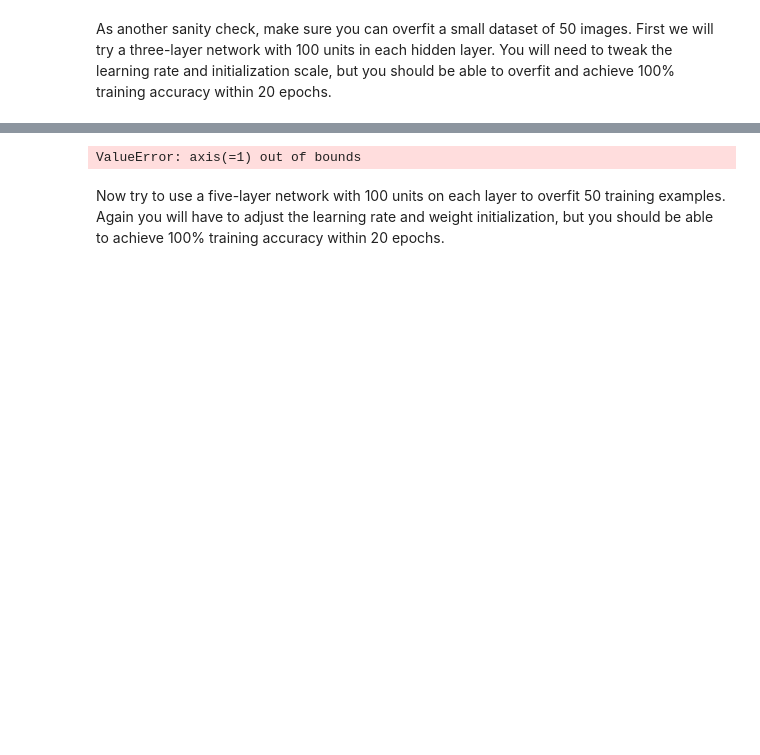
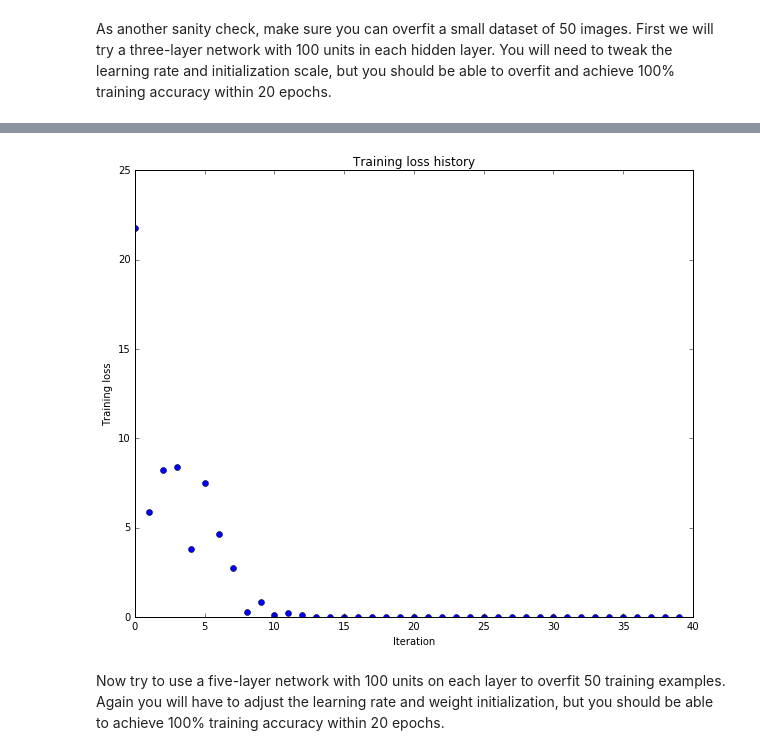
Before and after one commit to jordn/cs231n, a Jupyter notebook: assignment2/FullyConnectedNets.ipynb, the cells around one changed output, grey strips where cells are left out. Saved outputs shown, nothing was run; the diff lists cells and outputs as text; code cells hidden in the pictures; blank space fills up the shorter version.

```diff
--- a/assignment2/FullyConnectedNets.ipynb
+++ b/assignment2/FullyConnectedNets.ipynb
@@ -395,8 +429,8 @@ small_data = {
   'y_val': data['y_val'],
 }
 
-weight_scale = 1e-2
-learning_rate = 1e-4
+weight_scale = 4e-02 #1e-2
+learning_rate = 2e-03 #1e-4
 model = FullyConnectedNet([100, 100],
               weight_scale=weight_scale, dtype=np.float64)
 solver = Solver(model, small_data,
@@ -418,4 +468,4 @@ plt.show()
-ValueError: axis(=1) out of bounds
+[figure, added]
 # %% [markdown]
 Now try to use a five-layer network with 100 units on each layer to overfit 50 training examples. Again you will have to adjust the learning rate and weight initialization, but you should be able to achieve 100% training accuracy within 20 epochs.
 # %%
```
Also changed, not shown: parts of 19 cells of this notebook, 3 other files.
